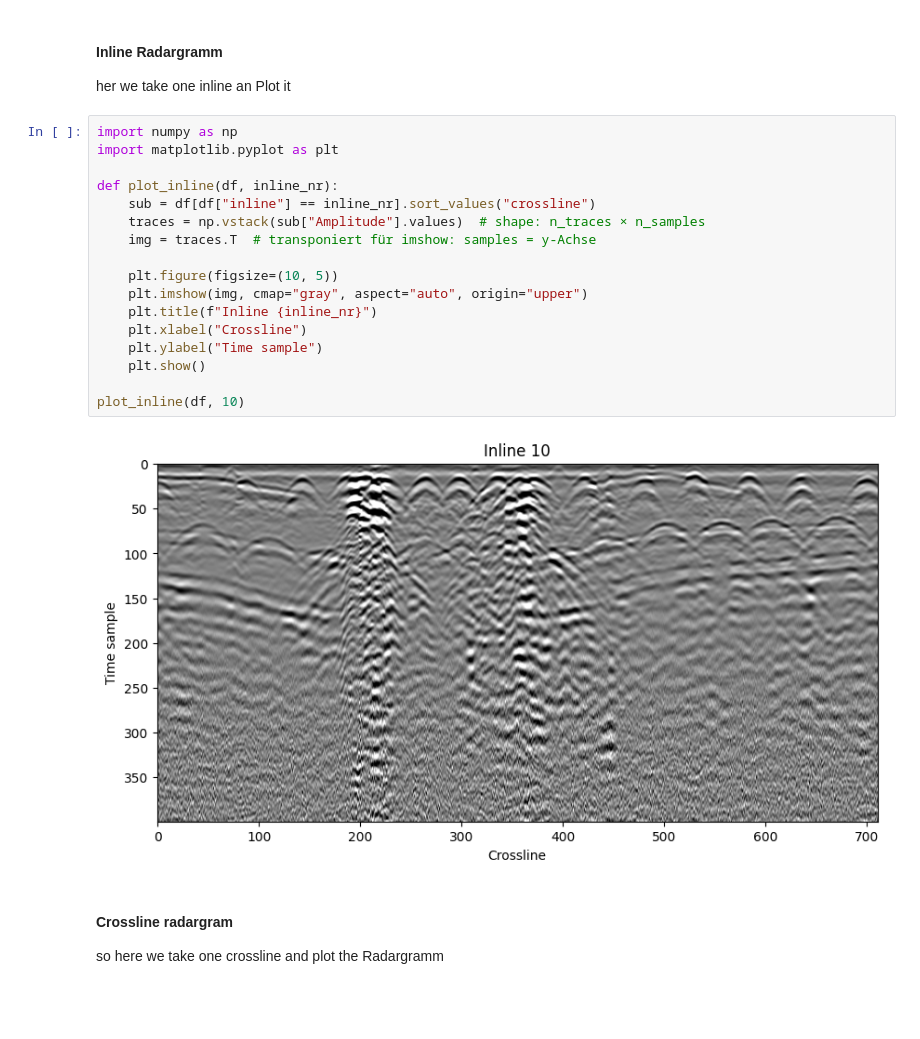
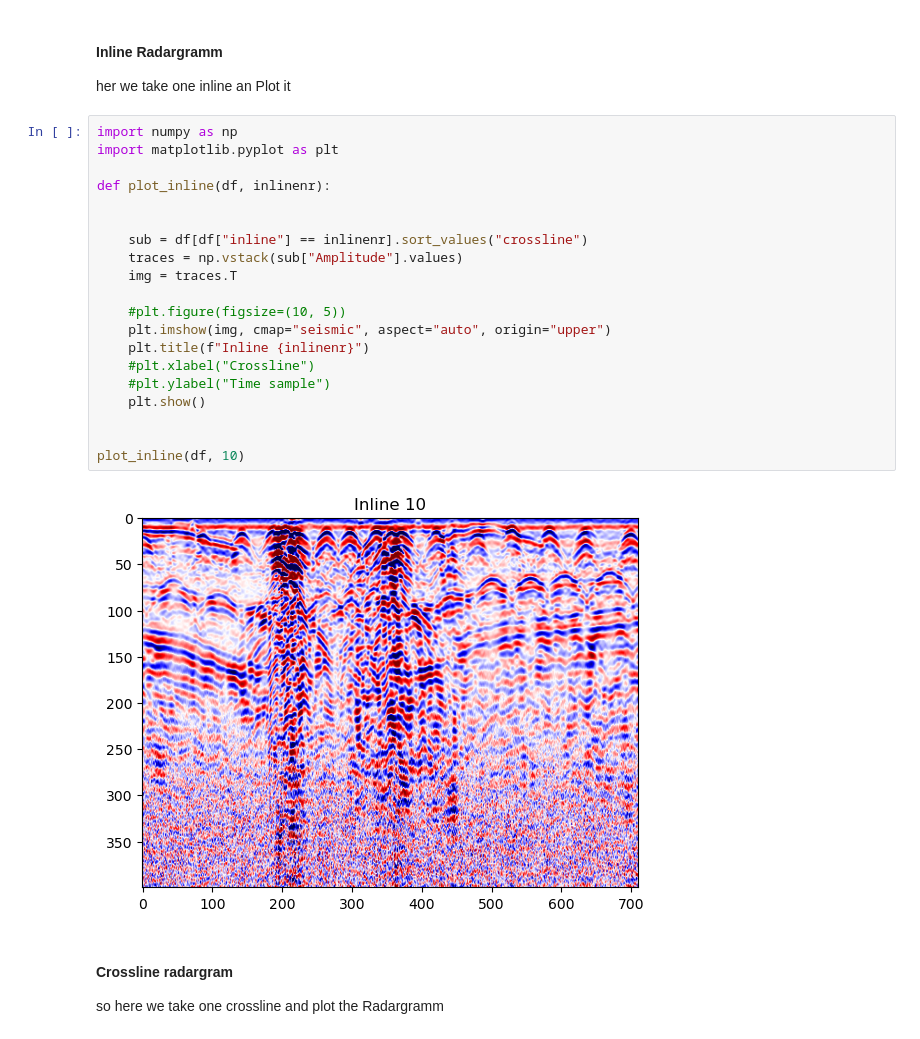
Before and after one commit to jogi96/PAINDGPR, a Jupyter notebook: Notebooks/Testing Python Import tools for sgy.ipynb, the cells around one changed output. Drawn from its saved outputs; the diff is of its cells as text; blank space fills up the shorter version.

```diff
--- a/Notebooks/Testing Python Import tools for sgy.ipynb
+++ b/Notebooks/Testing Python Import tools for sgy.ipynb
@@ -345,22 +346,25 @@ her we take one inline an Plot it
 # %%
 import numpy as np
 import matplotlib.pyplot as plt
 
-def plot_inline(df, inline_nr):
-    sub = df[df["inline"] == inline_nr].sort_values("crossline")
-    traces = np.vstack(sub["Amplitude"].values)  # shape: n_traces × n_samples
-    img = traces.T  # transponiert für imshow: samples = y-Achse
+def plot_inline(df, inlinenr):
 
-    plt.figure(figsize=(10, 5))
-    plt.imshow(img, cmap="gray", aspect="auto", origin="upper")
-    plt.title(f"Inline {inline_nr}")
-    plt.xlabel("Crossline")
-    plt.ylabel("Time sample")
+
+    sub = df[df["inline"] == inlinenr].sort_values("crossline")
+    traces = np.vstack(sub["Amplitude"].values)
+    img = traces.T
+
+    #plt.figure(figsize=(10, 5))
+    plt.imshow(img, cmap="seismic", aspect="auto", origin="upper")
+    plt.title(f"Inline {inlinenr}")
+    #plt.xlabel("Crossline")
+    #plt.ylabel("Time sample")
     plt.show()
 
+
 plot_inline(df, 10)
 # %% [output]
-[figure, old version]
+[figure, new version]
 # %% [markdown]
 #### Crossline radargram
 so here we take one crossline and plot the Radargramm
```
Also changed, not shown: parts of 4 cells of this notebook.
